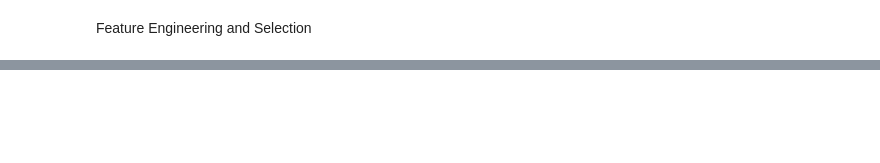
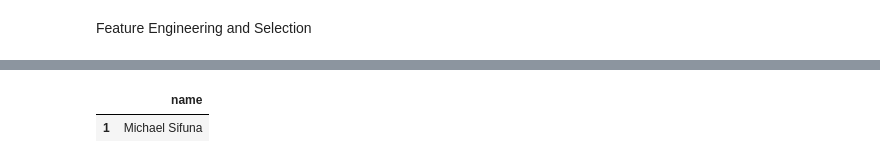
Before and after one commit to msifuna/Movie-System-Project, a Jupyter notebook: iMovie.ipynb, the cells around one changed output, grey strips where cells are left out. Drawn from its saved outputs; the diff is of its cells as text; code cells hidden in the pictures; blank space fills up the shorter version.

```diff
--- a/iMovie.ipynb
+++ b/iMovie.ipynb
@@ -354,3 +354,11 @@ display(movie_input, movie_list)
 # %% [output]
 Text(value='', description='Movie Name:', placeholder='🔍 Enter keywords...')
 [interactive output not drawn]
+# %%
+import pandas as pd
+
+df=pd.DataFrame({'name':'Michael Sifuna'}, index=['1'])
+df
+# %% [output]
+|  | name |
+| 1 | Michael Sifuna |
```
